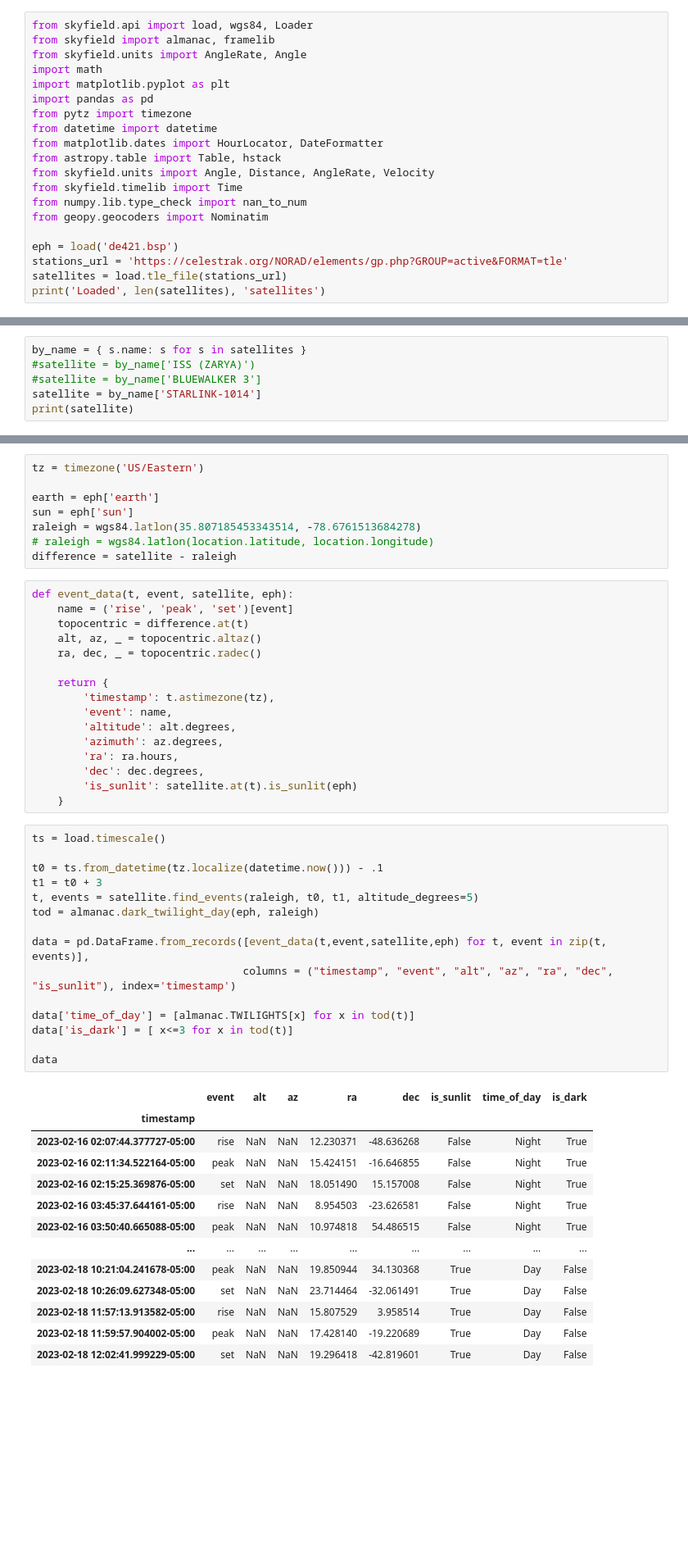
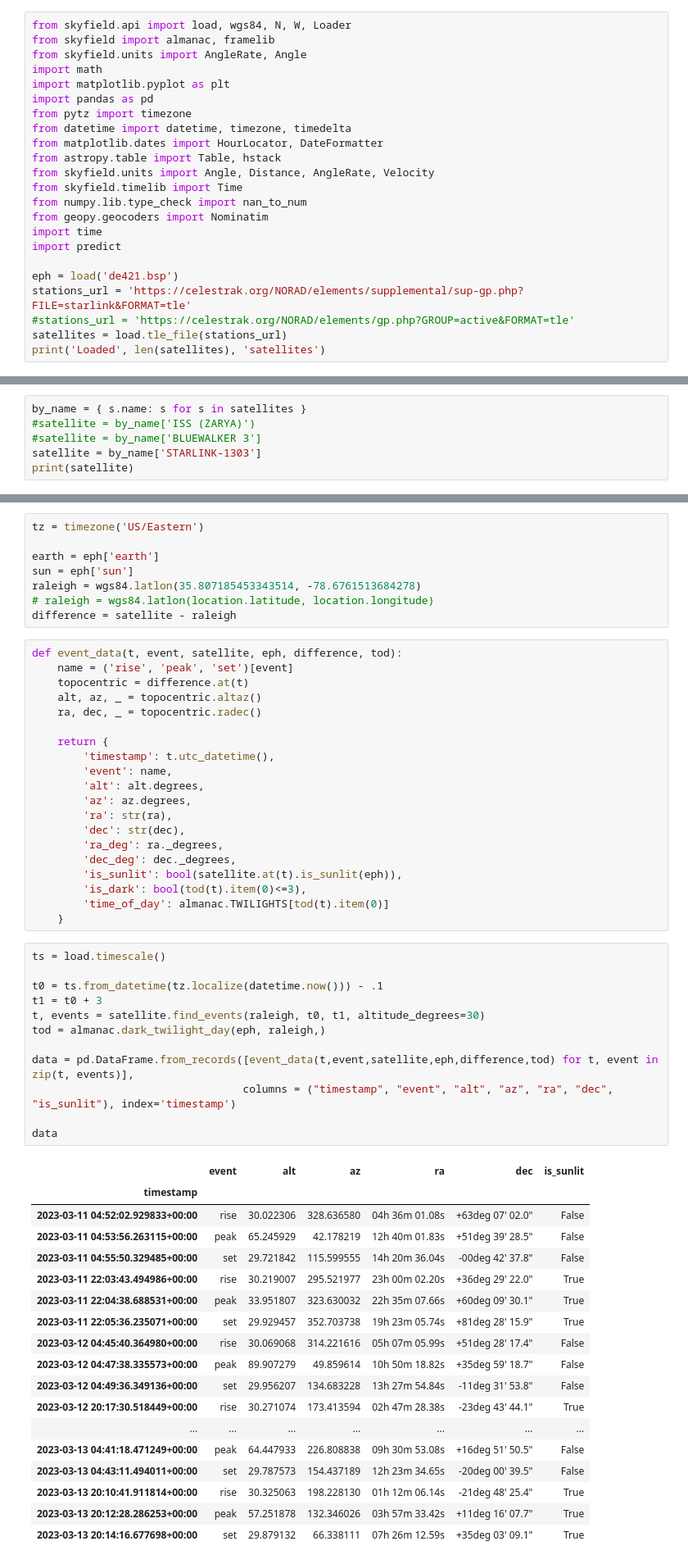
Before and after one commit to stewi2/skytrack, a Jupyter notebook: notebooks/ephem.ipynb, the cells around one changed output, grey strips where cells are left out. Shown: that part at 82% size. Cells and saved outputs as stored; diff of their text form; blank space fills up the shorter version.

```diff
--- a/notebooks/ephem.ipynb
+++ b/notebooks/ephem.ipynb
@@ -23,22 +23,25 @@ Requirement already satisfied: six>=1.5 in ./.venv/lib/python3.10/site-packages
 Note: you may need to restart the kernel to use updated packages.
 # %%
-from skyfield.api import load, wgs84, Loader
+from skyfield.api import load, wgs84, N, W, Loader
 from skyfield import almanac, framelib
 from skyfield.units import AngleRate, Angle
 import math
 import matplotlib.pyplot as plt
 import pandas as pd
 from pytz import timezone
-from datetime import datetime
+from datetime import datetime, timezone, timedelta
 from matplotlib.dates import HourLocator, DateFormatter
 from astropy.table import Table, hstack
 from skyfield.units import Angle, Distance, AngleRate, Velocity
 from skyfield.timelib import Time
 from numpy.lib.type_check import nan_to_num
 from geopy.geocoders import Nominatim
+import time
+import predict
 
 eph = load('de421.bsp')
-stations_url = 'https://celestrak.org/NORAD/elements/gp.php?GROUP=active&FORMAT=tle'
+stations_url = 'https://celestrak.org/NORAD/elements/supplemental/sup-gp.php?FILE=starlink&FORMAT=tle'
+#stations_url = 'https://celestrak.org/NORAD/elements/gp.php?GROUP=active&FORMAT=tle'
 satellites = load.tle_file(stations_url)
 print('Loaded', len(satellites), 'satellites')
 # %% [output]
@@ -47,6 +50,6 @@ Loaded 7317 satellites
 by_name = { s.name: s for s in satellites }
 #satellite = by_name['ISS (ZARYA)')
 #satellite = by_name['BLUEWALKER 3']
-satellite = by_name['STARLINK-1014']
+satellite = by_name['STARLINK-1303']
 print(satellite)
 # %% [output]
@@ -65,47 +68,53 @@ raleigh = wgs84.latlon(35.807185453343514, -78.6761513684278)
 # raleigh = wgs84.latlon(location.latitude, location.longitude)
 difference = satellite - raleigh
 # %%
-def event_data(t, event, satellite, eph):
+def event_data(t, event, satellite, eph, difference, tod):
     name = ('rise', 'peak', 'set')[event]
     topocentric = difference.at(t)
     alt, az, _ = topocentric.altaz()
     ra, dec, _ = topocentric.radec()
 
     return {
-        'timestamp': t.astimezone(tz),
+        'timestamp': t.utc_datetime(),
         'event': name,
-        'altitude': alt.degrees,
-        'azimuth': az.degrees,
-        'ra': ra.hours,
-        'dec': dec.degrees,
-        'is_sunlit': satellite.at(t).is_sunlit(eph)
+        'alt': alt.degrees,
+        'az': az.degrees,
+        'ra': str(ra),
+        'dec': str(dec),
+        'ra_deg': ra._degrees,
+        'dec_deg': dec._degrees,
+        'is_sunlit': bool(satellite.at(t).is_sunlit(eph)),
+        'is_dark': bool(tod(t).item(0)<=3),
+        'time_of_day': almanac.TWILIGHTS[tod(t).item(0)]
     }
 # %%
 ts = load.timescale()
 
 t0 = ts.from_datetime(tz.localize(datetime.now())) - .1
 t1 = t0 + 3
-t, events = satellite.find_events(raleigh, t0, t1, altitude_degrees=5)
-tod = almanac.dark_twilight_day(eph, raleigh)
+t, events = satellite.find_events(raleigh, t0, t1, altitude_degrees=30)
+tod = almanac.dark_twilight_day(eph, raleigh,)
 
-data = pd.DataFrame.from_records([event_data(t,event,satellite,eph) for t, event in zip(t, events)],
+data = pd.DataFrame.from_records([event_data(t,event,satellite,eph,difference,tod) for t, event in zip(t, events)],
                                  columns = ("timestamp", "event", "alt", "az", "ra", "dec", "is_sunlit"), index='timestamp')
 
-data['time_of_day'] = [almanac.TWILIGHTS[x] for x in tod(t)]
-data['is_dark'] = [ x<=3 for x in tod(t)]
-
 data
 # %% [output]
-|  | event | alt | az | ra | dec | is_sunlit | time_of_day | is_dark |
-| timestamp |  |  |  |  |  |  |  |  |
-| 2023-02-16 02:07:44.377727-05:00 | rise | NaN | NaN | 12.230371 | -48.636268 | False | Night | True |
-| 2023-02-16 02:11:34.522164-05:00 | peak | NaN | NaN | 15.424151 | -16.646855 | False | Night | True |
-| 2023-02-16 02:15:25.369876-05:00 | set | NaN | NaN | 18.051490 | 15.157008 | False | Night | True |
-| 2023-02-16 03:45:37.644161-05:00 | rise | NaN | NaN | 8.954503 | -23.626581 | False | Night | True |
-| 2023-02-16 03:50:40.665088-05:00 | peak | NaN | NaN | 10.974818 | 54.486515 | False | Night | True |
-| ... | ... | ... | ... | ... | ... | ... | ... | ... |
-| 2023-02-18 10:21:04.241678-05:00 | peak | NaN | NaN | 19.850944 | 34.130368 | True | Day | False |
-| 2023-02-18 10:26:09.627348-05:00 | set | NaN | NaN | 23.714464 | -32.061491 | True | Day | False |
-| 2023-02-18 11:57:13.913582-05:00 | rise | NaN | NaN | 15.807529 | 3.958514 | True | Day | False |
-| 2023-02-18 11:59:57.904002-05:00 | peak | NaN | NaN | 17.428140 | -19.220689 | True | Day | False |
-| 2023-02-18 12:02:41.999229-05:00 | set | NaN | NaN | 19.296418 | -42.819601 | True | Day | False |
+|  | event | alt | az | ra | dec | is_sunlit |
+| timestamp |  |  |  |  |  |  |
+| 2023-03-11 04:52:02.929833+00:00 | rise | 30.022306 | 328.636580 | 04h 36m 01.08s | +63deg 07' 02.0" | False |
+| 2023-03-11 04:53:56.263115+00:00 | peak | 65.245929 | 42.178219 | 12h 40m 01.83s | +51deg 39' 28.5" | False |
+| 2023-03-11 04:55:50.329485+00:00 | set | 29.721842 | 115.599555 | 14h 20m 36.04s | -00deg 42' 37.8" | False |
+| 2023-03-11 22:03:43.494986+00:00 | rise | 30.219007 | 295.521977 | 23h 00m 02.20s | +36deg 29' 22.0" | True |
+| 2023-03-11 22:04:38.688531+00:00 | peak | 33.951807 | 323.630032 | 22h 35m 07.66s | +60deg 09' 30.1" | True |
+| 2023-03-11 22:05:36.235071+00:00 | set | 29.929457 | 352.703738 | 19h 23m 05.74s | +81deg 28' 15.9" | True |
+| 2023-03-12 04:45:40.364980+00:00 | rise | 30.069068 | 314.221616 | 05h 07m 05.99s | +51deg 28' 17.4" | False |
+| 2023-03-12 04:47:38.335573+00:00 | peak | 89.907279 | 49.859614 | 10h 50m 18.82s | +35deg 59' 18.7" | False |
+| 2023-03-12 04:49:36.349136+00:00 | set | 29.956207 | 134.683228 | 13h 27m 54.84s | -11deg 31' 53.8" | False |
+| 2023-03-12 20:17:30.518449+00:00 | rise | 30.271074 | 173.413594 | 02h 47m 28.38s | -23deg 43' 44.1" | True |
+| ... | ... | ... | ... | ... | ... | ... |
+| 2023-03-13 04:41:18.471249+00:00 | peak | 64.447933 | 226.808838 | 09h 30m 53.08s | +16deg 51' 50.5" | False |
+| 2023-03-13 04:43:11.494011+00:00 | set | 29.787573 | 154.437189 | 12h 23m 34.65s | -20deg 00' 39.5" | False |
+| 2023-03-13 20:10:41.911814+00:00 | rise | 30.325063 | 198.228130 | 01h 12m 06.14s | -21deg 48' 25.4" | True |
+| 2023-03-13 20:12:28.286253+00:00 | peak | 57.251878 | 132.346026 | 03h 57m 33.42s | +11deg 16' 07.7" | True |
+| 2023-03-13 20:14:16.677698+00:00 | set | 29.879132 | 66.338111 | 07h 26m 12.59s | +35deg 03' 09.1" | True |
```
Also changed, not shown: parts of 18 cells of this notebook, 13 other files.
